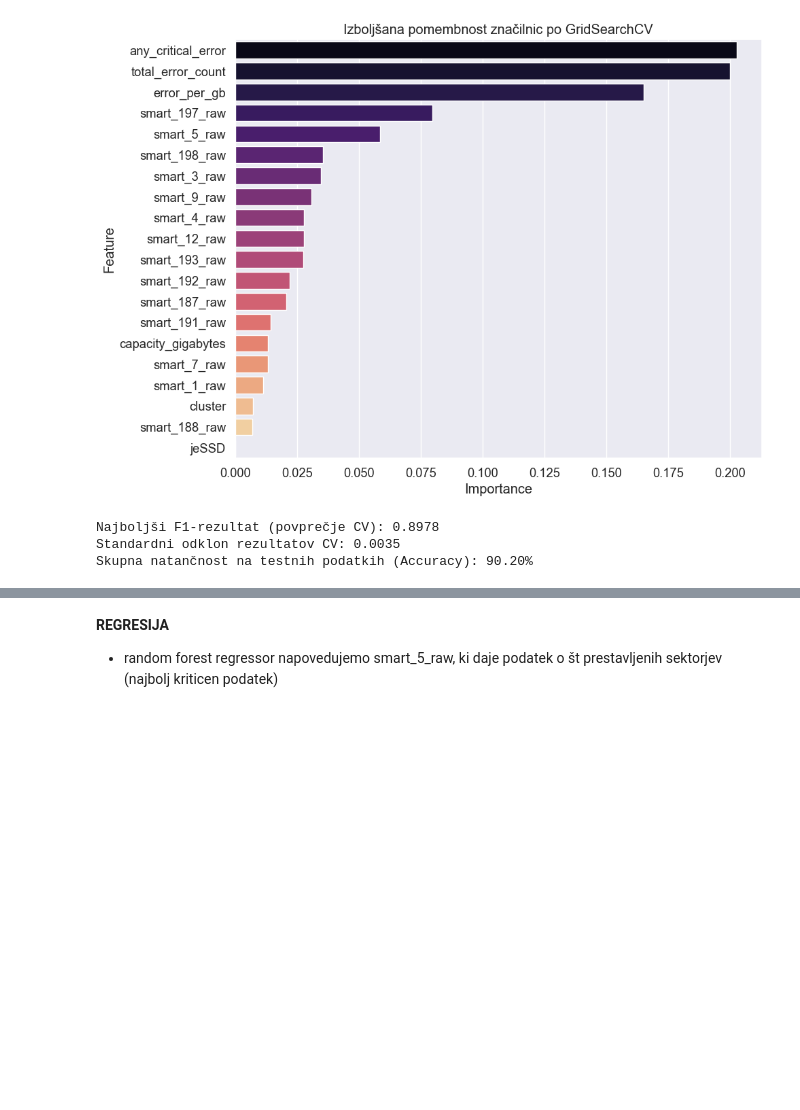
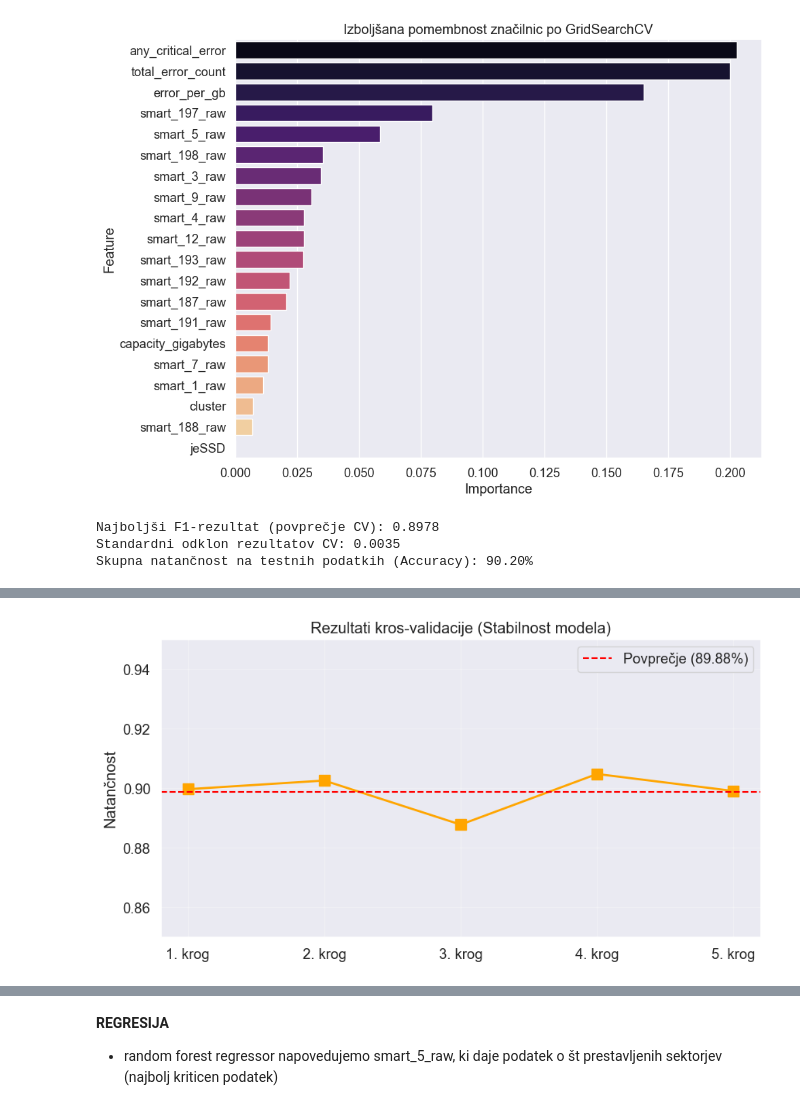
Before and after one commit to Luka-Petek/diskFailurePrediction, a Jupyter notebook: predict.ipynb, the cells around one changed output, grey strips where cells are left out. Saved outputs shown, nothing was run; the diff lists cells and outputs as text; code cells hidden in the pictures; blank space fills up the shorter version.

```diff
--- a/predict.ipynb
+++ b/predict.ipynb
@@ -780,0 +812,16 @@ Skupna natančnost na testnih podatkih (Accuracy): 90.20%
+# %%
+cv_scores = [0.8997, 0.9026, 0.8878, 0.9048, 0.8991]
+krogi = ['1. krog', '2. krog', '3. krog', '4. krog', '5. krog']
+
+plt.figure(figsize=(10, 5))
+plt.plot(krogi, cv_scores, marker='s', markersize=10, linestyle='-', color='orange', linewidth=2)
+plt.axhline(y=0.8988, color='red', linestyle='--', label='Povprečje (89.88%)')
+
+plt.title('Rezultati kros-validacije (Stabilnost modela)')
+plt.ylabel('Natančnost')
+plt.ylim(0.85, 0.95)
+plt.legend()
+plt.grid(alpha=0.3)
+plt.show()
+# %% [output]
+[figure, added]
```
Also changed, not shown: parts of 11 cells of this notebook.
